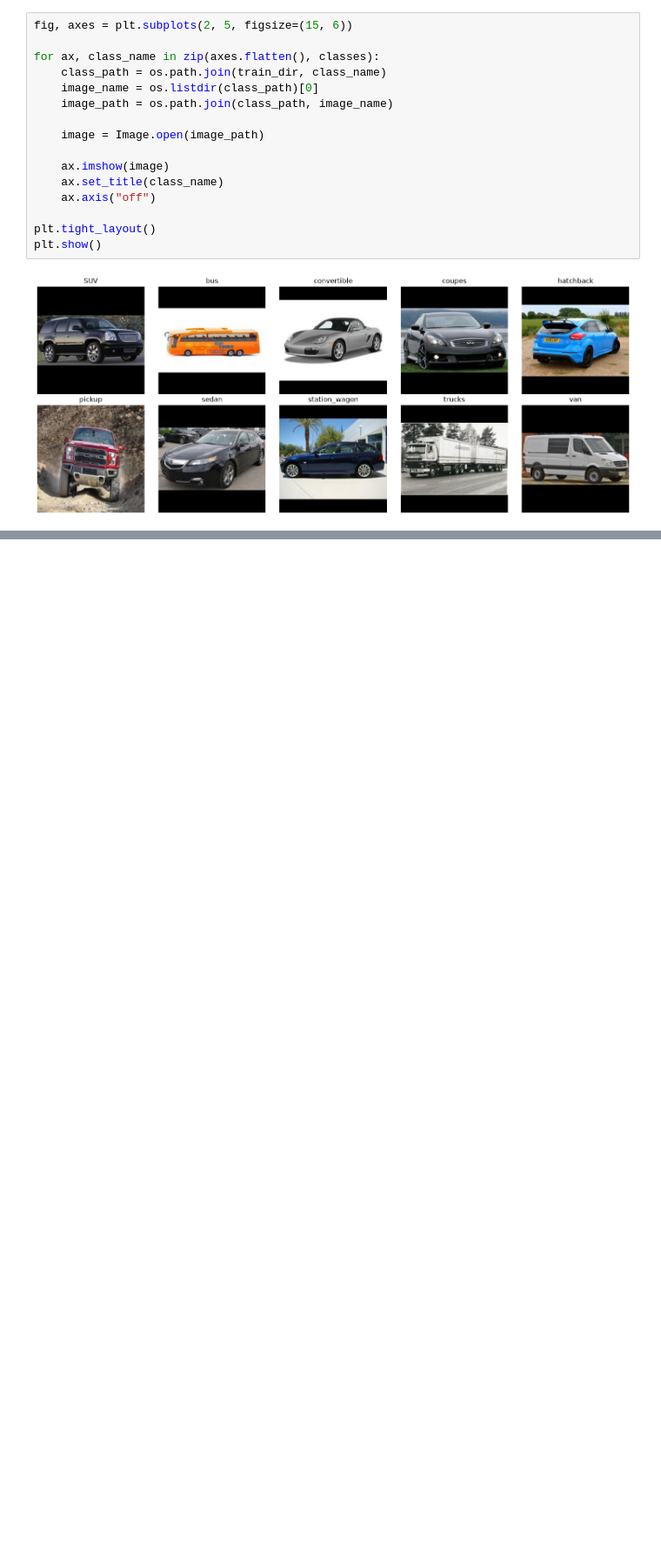
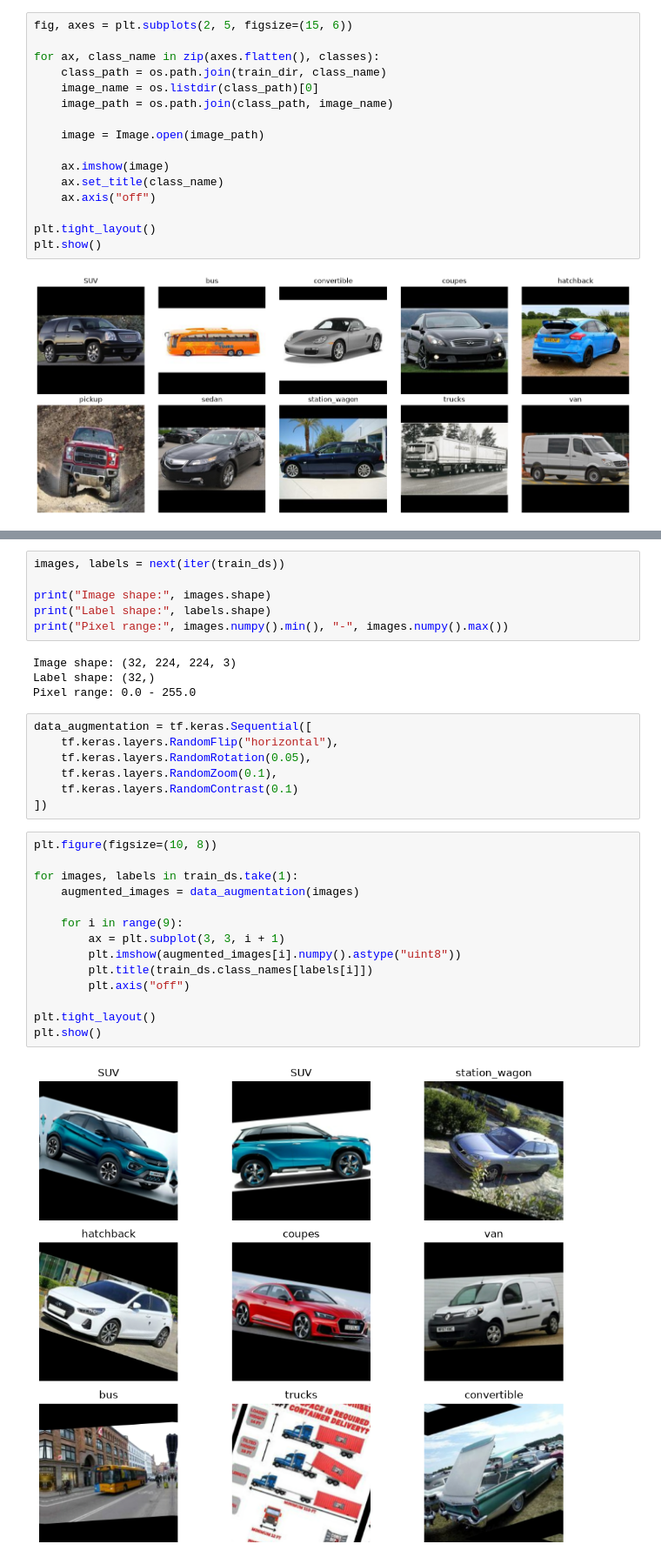
Before and after one commit to BertoPurba/Vehicle-Classification, a Jupyter notebook: notebooks/01_eda.ipynb, the cells around one changed output, grey strips where cells are left out. Shown at 87% size. Drawn from its saved outputs; the diff is of its cells as text; blank space fills up the shorter version.

```diff
--- a/notebooks/01_eda.ipynb
+++ b/notebooks/01_eda.ipynb
@@ -58,0 +134,33 @@ plt.show()
+# %%
+images, labels = next(iter(train_ds))
+
+print("Image shape:", images.shape)
+print("Label shape:", labels.shape)
+print("Pixel range:", images.numpy().min(), "-", images.numpy().max())
+# %% [output]
+Image shape: (32, 224, 224, 3)
+Label shape: (32,)
+Pixel range: 0.0 - 255.0
+# %%
+data_augmentation = tf.keras.Sequential([
+    tf.keras.layers.RandomFlip("horizontal"),
+    tf.keras.layers.RandomRotation(0.05),
+    tf.keras.layers.RandomZoom(0.1),
+    tf.keras.layers.RandomContrast(0.1)
+])
+# %%
+plt.figure(figsize=(10, 8))
+
+for images, labels in train_ds.take(1):
+    augmented_images = data_augmentation(images)
+
+    for i in range(9):
+        ax = plt.subplot(3, 3, i + 1)
+        plt.imshow(augmented_images[i].numpy().astype("uint8"))
+        plt.title(train_ds.class_names[labels[i]])
+        plt.axis("off")
+
+plt.tight_layout()
+plt.show()
+# %% [output]
+[figure, added]
```
Also changed, not shown: parts of 9 cells of this notebook.
